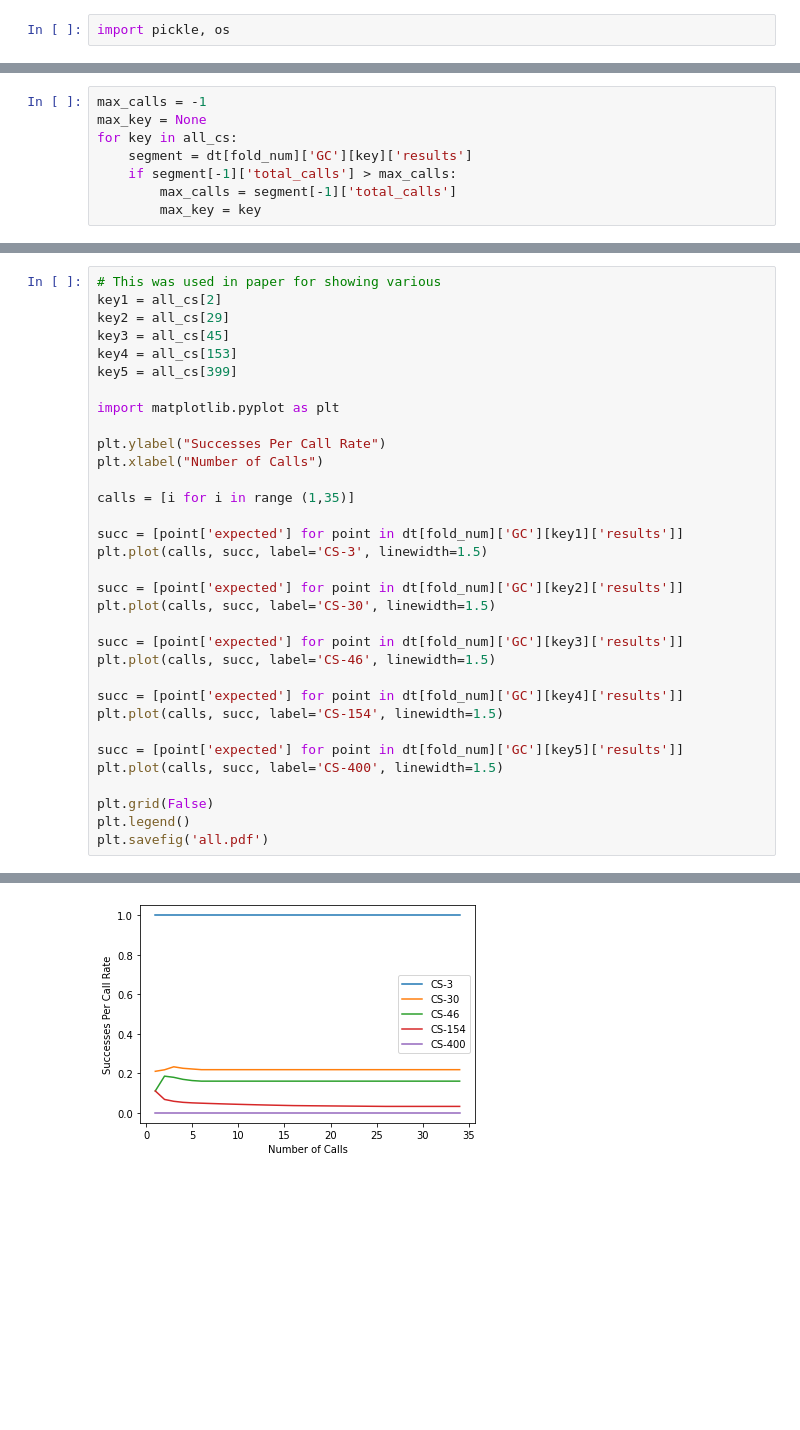
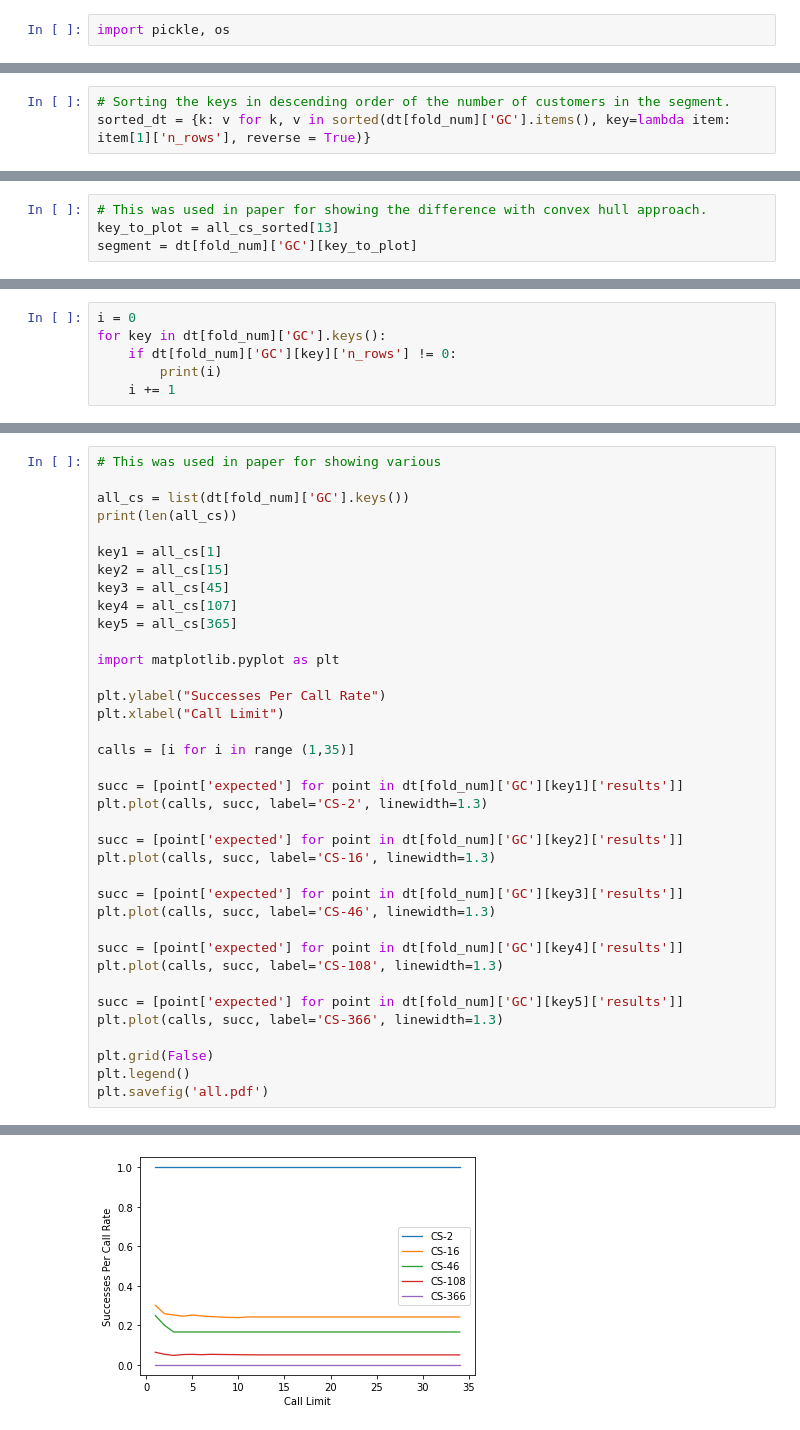
Before and after one commit to shiv1994/BankMarketing, a Jupyter notebook: Load_Analyze_CS_Data.ipynb, the cells around one changed output, grey strips where cells are left out. Cells and saved outputs as stored; diff of their text form; blank space fills up the shorter version.

```diff
--- a/Load_Analyze_CS_Data.ipynb
+++ b/Load_Analyze_CS_Data.ipynb
@@ -38,0 +40,3 @@ segment = dt[fold_num]['GC'][key_to_plot]
+# %%
+# Sorting the keys in descending order of the number of customers in the segment.
+sorted_dt = {k: v for k, v in sorted(dt[fold_num]['GC'].items(), key=lambda item: item[1]['n_rows'], reverse = True)}
@@ -38,0 +53,4 @@ segment = dt[fold_num]['GC'][key_to_plot]
+# %%
+# This was used in paper for showing the difference with convex hull approach.
+key_to_plot = all_cs_sorted[13]
+segment = dt[fold_num]['GC'][key_to_plot]
@@ -71,8 +120,0 @@ plt.show()
-# %%
-max_calls = -1
-max_key = None
-for key in all_cs:
-    segment = dt[fold_num]['GC'][key]['results']
-    if segment[-1]['total_calls'] > max_calls:
-        max_calls = segment[-1]['total_calls']
-        max_key = key
@@ -129,0 +135,6 @@ plt.show()
+# %%
+i = 0
+for key in dt[fold_num]['GC'].keys():
+    if dt[fold_num]['GC'][key]['n_rows'] != 0:
+        print(i)
+    i += 1
@@ -130,32 +159,36 @@ plt.show()
 # %%
 # This was used in paper for showing various
-key1 = all_cs[2]
-key2 = all_cs[29]
+
+all_cs = list(dt[fold_num]['GC'].keys())
+print(len(all_cs))
+
+key1 = all_cs[1]
+key2 = all_cs[15]
 key3 = all_cs[45]
-key4 = all_cs[153]
-key5 = all_cs[399]
+key4 = all_cs[107]
+key5 = all_cs[365]
 
 import matplotlib.pyplot as plt
 
 plt.ylabel("Successes Per Call Rate")
-plt.xlabel("Number of Calls")
+plt.xlabel("Call Limit")
 
 calls = [i for i in range (1,35)]
 
 succ = [point['expected'] for point in dt[fold_num]['GC'][key1]['results']]
-plt.plot(calls, succ, label='CS-3', linewidth=1.5)
+plt.plot(calls, succ, label='CS-2', linewidth=1.3)
 
 succ = [point['expected'] for point in dt[fold_num]['GC'][key2]['results']]
-plt.plot(calls, succ, label='CS-30', linewidth=1.5)
+plt.plot(calls, succ, label='CS-16', linewidth=1.3)
 
 succ = [point['expected'] for point in dt[fold_num]['GC'][key3]['results']]
-plt.plot(calls, succ, label='CS-46', linewidth=1.5)
+plt.plot(calls, succ, label='CS-46', linewidth=1.3)
 
 succ = [point['expected'] for point in dt[fold_num]['GC'][key4]['results']]
-plt.plot(calls, succ, label='CS-154', linewidth=1.5)
+plt.plot(calls, succ, label='CS-108', linewidth=1.3)
 
 succ = [point['expected'] for point in dt[fold_num]['GC'][key5]['results']]
-plt.plot(calls, succ, label='CS-400', linewidth=1.5)
+plt.plot(calls, succ, label='CS-366', linewidth=1.3)
 
 plt.grid(False)
 plt.legend()
@@ -164 +198 @@ plt.savefig('all.pdf')
-[figure, old version]
+[figure, new version]
```
Also changed, not shown: parts of 25 cells of this notebook, 1 other file.
